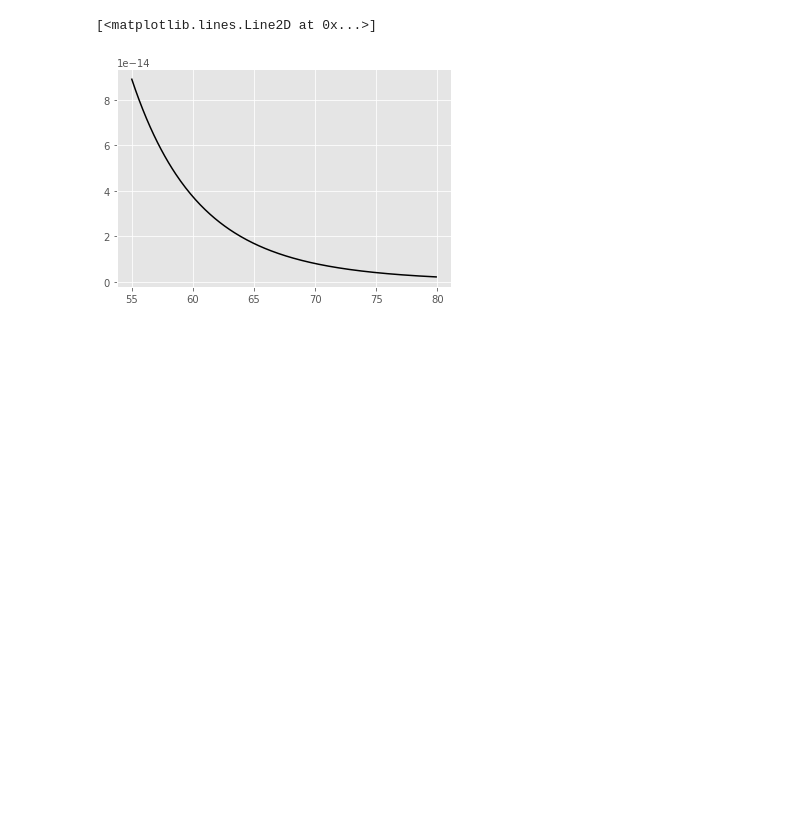
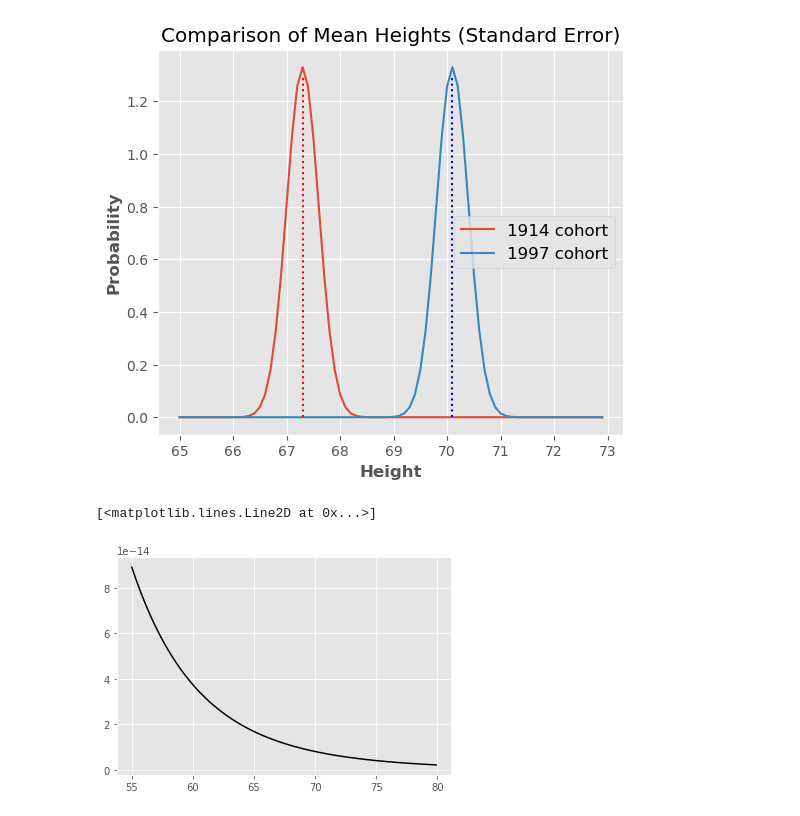
Before and after one commit to TobGerken/ISAT300, a Jupyter notebook: LectureCode/TTest.ipynb, the cells around one changed output. Drawn from its saved outputs; the diff is of its cells as text; code cells hidden in the pictures; blank space fills up the shorter version.

```diff
--- a/LectureCode/TTest.ipynb
+++ b/LectureCode/TTest.ipynb
@@ -56,3 +56,21 @@ ax.legend(['1914 cohort', '1997 cohort'], fontsize = 12)
+# %%
+x = np.arange(65, 73, 0.1)
+#plot normal distribution with mean 0 and standard deviation 1
+fig = plt.figure(figsize = (6, 5))
+ax = fig.add_subplot(1, 1, 1)
+
+plt.plot(x, norm.pdf(x, 67.3, 0.3))
+plt.plot(x, norm.pdf(x, 70.1, 0.3))
+plt.vlines(67.3,0,1.3,color = 'r', linestyle = ':')
+plt.vlines(70.1,0,1.3,color = 'b', linestyle = ':')
+plt.title('Comparison of Mean Heights (Standard Error)')
+
+ax.set_ylabel('Probability',fontsize = 12, fontweight='bold')
+ax.set_xlabel('Height',fontsize = 12, fontweight='bold')
+ax.legend(['1914 cohort', '1997 cohort'], fontsize = 12)
+plt.savefig('SdtError.jpg')
+# %% [output]
+[figure, added]
 # %%
 x = np.arange(55, 80, 0.1)
 plt.plot(x, t.pdf(x,9), 'k', label="T-Distribution PDF")
```
Also changed, not shown: parts of 4 cells of this notebook.
